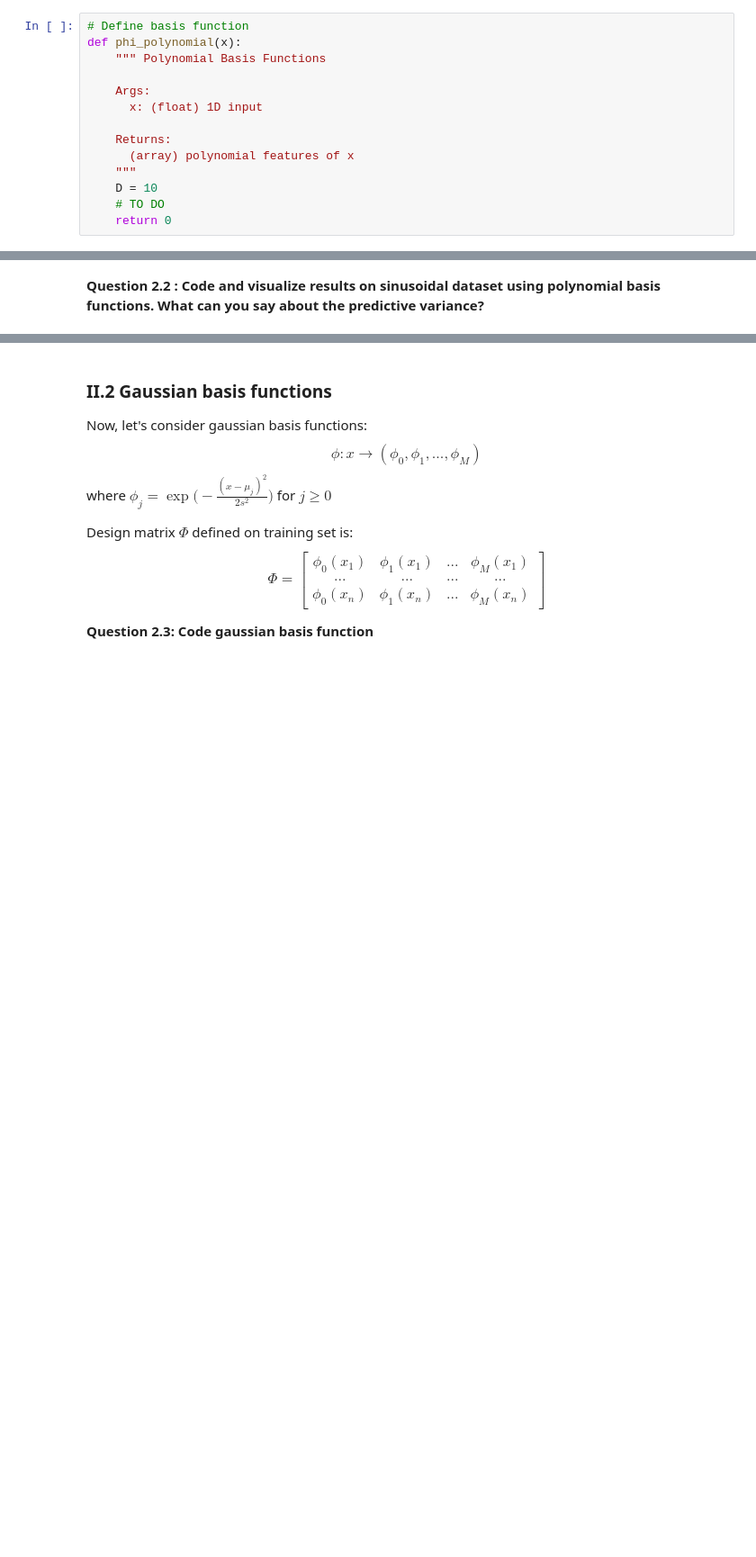
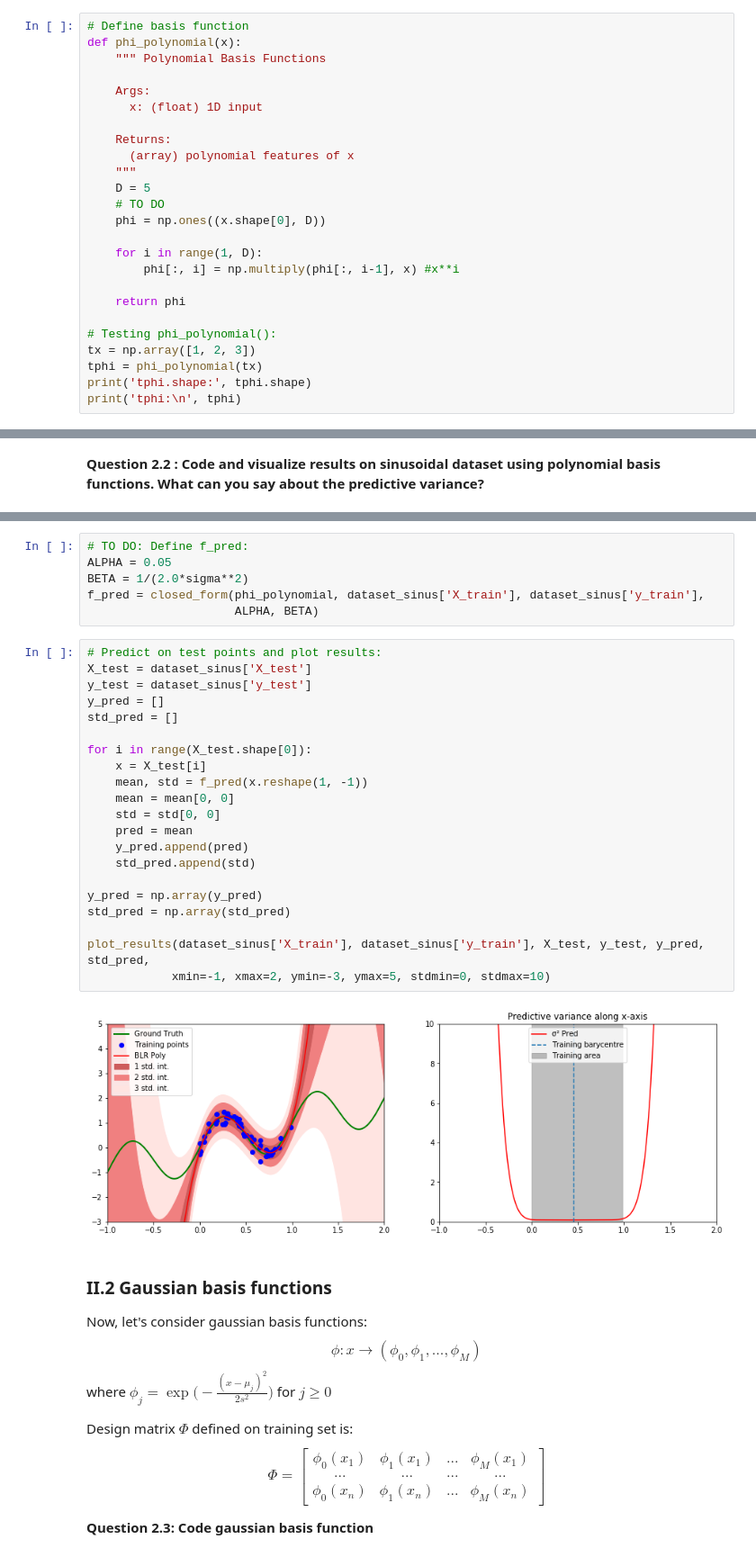
Before and after one commit to rogerlucena/rdfia, a Jupyter notebook: TDs/bloc-3/TP1_Bayesian_Linear_Regression.ipynb, the cells around one changed output, grey strips where cells are left out. Shown: that part at 90% size. Drawn from its saved outputs; the diff is of its cells as text; blank space fills up the shorter version.

```diff
--- a/TDs/bloc-3/TP1_Bayesian_Linear_Regression.ipynb
+++ b/TDs/bloc-3/TP1_Bayesian_Linear_Regression.ipynb
@@ -341,6 +389,17 @@ def phi_polynomial(x):
     Returns:
       (array) polynomial features of x
     """
-    D = 10
+    D = 5
     # TO DO
-    return 0
+    phi = np.ones((x.shape[0], D))
+
+    for i in range(1, D):
+        phi[:, i] = np.multiply(phi[:, i-1], x) #x**i
+
+    return phi
+
+# Testing phi_polynomial():
+tx = np.array([1, 2, 3])
+tphi = phi_polynomial(tx)
+print('tphi.shape:', tphi.shape)
+print('tphi:\n', tphi)
@@ -351,3 +414,32 @@ def phi_polynomial(x):
+# %%
+# TO DO: Define f_pred:
+ALPHA = 0.05
+BETA = 1/(2.0*sigma**2)
+f_pred = closed_form(phi_polynomial, dataset_sinus['X_train'], dataset_sinus['y_train'],
+                     ALPHA, BETA)
+# %%
+# Predict on test points and plot results:
+X_test = dataset_sinus['X_test']
+y_test = dataset_sinus['y_test']
+y_pred = []
+std_pred = []
+
+for i in range(X_test.shape[0]):
+    x = X_test[i]
+    mean, std = f_pred(x.reshape(1, -1))
+    mean = mean[0, 0]
+    std = std[0, 0]
+    pred = mean
+    y_pred.append(pred)
+    std_pred.append(std)
+
+y_pred = np.array(y_pred)
+std_pred = np.array(std_pred)
+
+plot_results(dataset_sinus['X_train'], dataset_sinus['y_train'], X_test, y_test, y_pred, std_pred,
+            xmin=-1, xmax=2, ymin=-3, ymax=5, stdmin=0, stdmax=10)
+# %% [output]
+[figure, added]
 # %% [markdown]
 ### II.2 Gaussian basis functions
 
```
Also changed, not shown: parts of 17 cells of this notebook, 7 other files.
